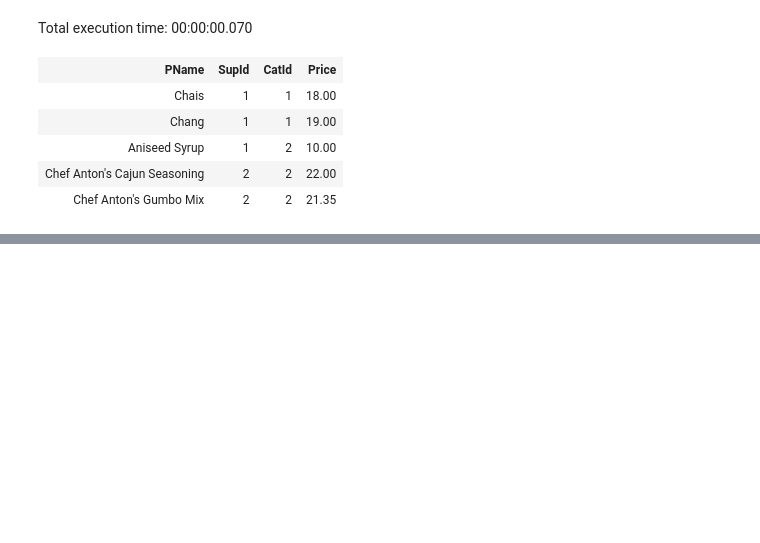
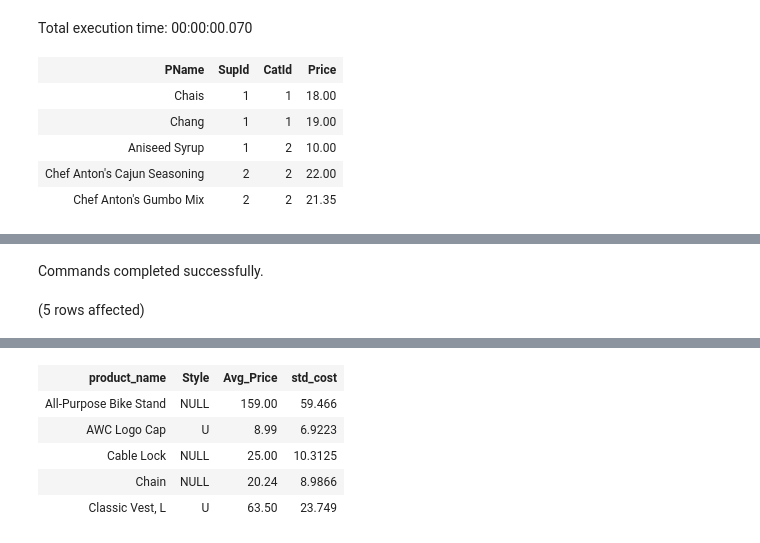
Before and after one commit to KCracks/KBIA_Portfolio, a Jupyter notebook: Kamani_SQL 25 Tips_Notebook.ipynb, the cells around one changed output, grey strips where cells are left out. Drawn from its saved outputs; the diff is of its cells as text; code cells hidden in the pictures; blank space fills up the shorter version.

```diff
--- a/Kamani_SQL 25 Tips_Notebook.ipynb
+++ b/Kamani_SQL 25 Tips_Notebook.ipynb
@@ -102,0 +183,19 @@ Total execution time: 00:00:00.070
+# %%
+-- Example:
+USE AdventureWorksDW2022;
+GO
+
+SELECT Top 5 EnglishProductName as 'product_name'
+                      ,Style
+                      ,AVG(ListPrice) as 'Avg_Price'
+                      ,StandardCost as 'std_cost'
+FROM dbo.DimProduct
+WHERE StandardCost > 6
+GROUP BY EnglishProductName
+        ,Class
+        ,Style
+        ,StandardCost
+;
+# %% [output]
+Commands completed successfully.
+(5 rows affected)
@@ -102,0 +203,6 @@ Total execution time: 00:00:00.070
+| product_name | Style | Avg_Price | std_cost |
+| All-Purpose Bike Stand | NULL | 159.00 | 59.466 |
+| AWC Logo Cap | U | 8.99 | 6.9223 |
+| Cable Lock | NULL | 25.00 | 10.3125 |
+| Chain | NULL | 20.24 | 8.9866 |
+| Classic Vest, L | U | 63.50 | 23.749 |
```
Also changed, not shown: parts of 20 cells of this notebook.
